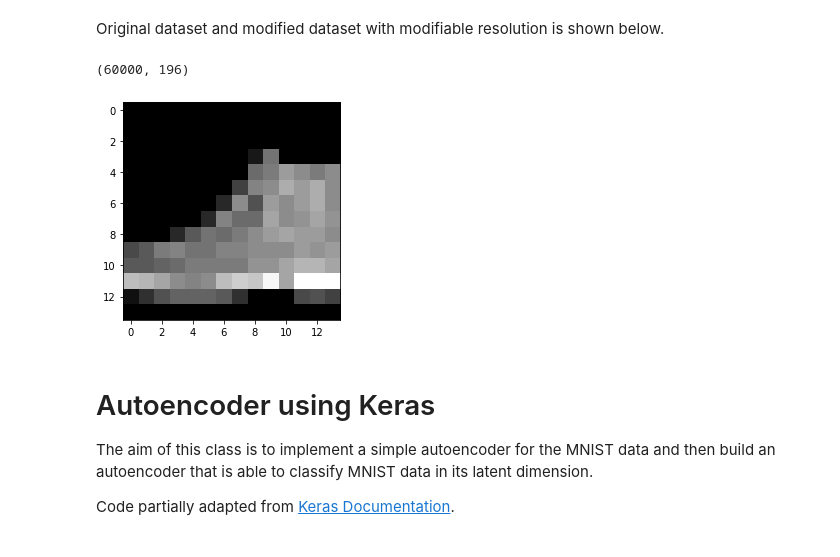
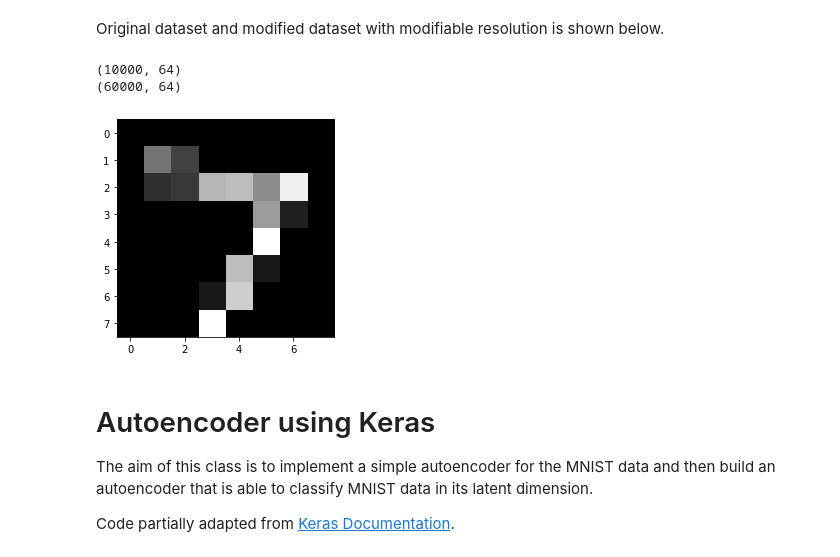
Before and after one commit to LorenzoValente3/Autoencoder-for-FPGA, a Jupyter notebook: AE.ipynb, the cells around one changed output. Cells and saved outputs as stored; diff of their text form; code cells hidden in the pictures.

```diff
--- a/AE.ipynb
+++ b/AE.ipynb
@@ -20,16 +20,18 @@ from callbacks import all_callbacks
 Original dataset and modified dataset with modifiable resolution is shown below.
 # %%
 import MNIST_dataset as mnist
-size_final = 14
+#Choose the final size of your image dataset
+size_final = 8
 
-data_zoom = mnist.MNISTData(size_initial=20,size_final=size_final, color_depth=5)
+data_zoom = mnist.MNISTData(size_initial=20, size_final=size_final, color_depth=5, flat=True)
 test = data_zoom.x_test
-
+print(test.shape)
 plt.imshow(test[0].reshape(size_final,size_final), cmap='gray')
 print(data_zoom.x_train.shape)
 # %% [output]
-(60000, 196)
+(10000, 64)
+(60000, 64)
-[figure, old version]
+[figure, new version]
 # %% [markdown]
 # Autoencoder using Keras
 The aim of this class is to implement a simple autoencoder for the MNIST data and then build an autoencoder that is
```
Also changed, not shown: parts of 8 cells of this notebook, 17 other files.
